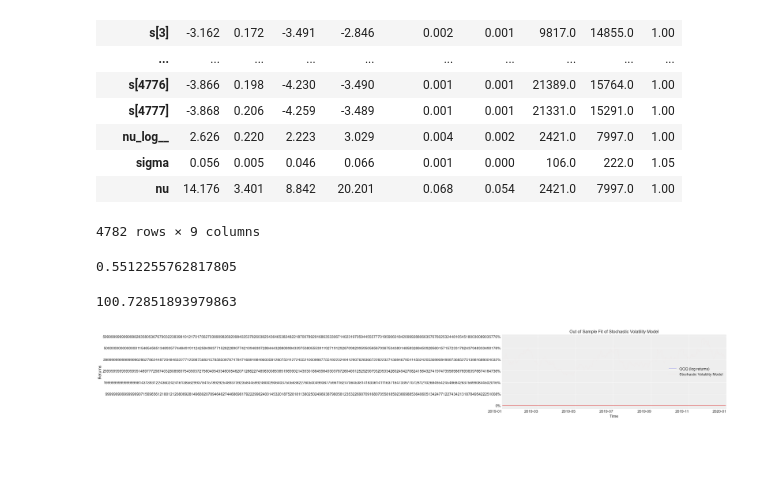
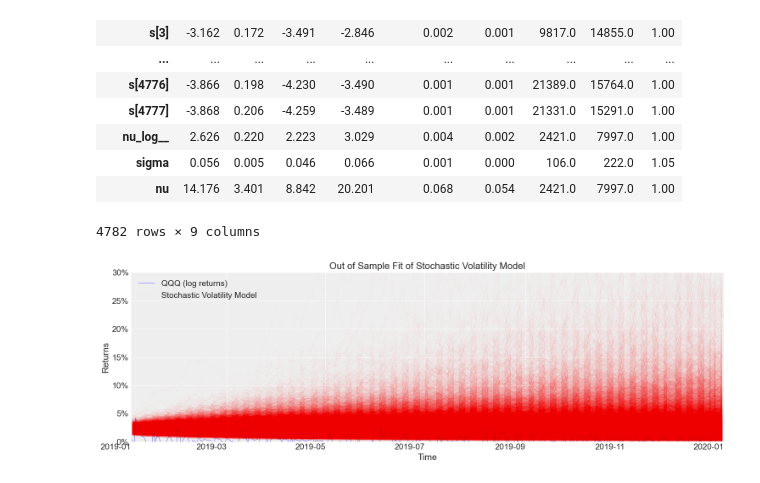
Before and after one commit to Barroclough01/machine-learning-for-trading, a Jupyter notebook: 10_bayesian_machine_learning/05_stochastic_volatility_predictions.ipynb, the cells around one changed output. Saved outputs shown, nothing was run; the diff lists cells and outputs as text; code cells hidden in the pictures; blank space fills up the shorter version.

```diff
--- a/10_bayesian_machine_learning/05_stochastic_volatility_predictions.ipynb
+++ b/10_bayesian_machine_learning/05_stochastic_volatility_predictions.ipynb
@@ -94,7 +94,7 @@ def predict_volatility(model, trace, test_data):
 
     with model:
         pm.set_data({'returns_data': test_data})
-        trace = pm.sample_posterior_predictive(trace, var_names=['s'], return_inferencedata=True, predictions=True, extend_inferencedata=True, random_seed=rng)
+        trace = pm.sample_posterior_predictive(trace, var_names=['s'])
 
         return trace
 
@@ -131,11 +204,3 @@ az.summary(trace)
 | sigma | 0.056 | 0.005 | 0.046 | 0.066 | 0.001 | 0.000 | 106.0 | 222.0 | 1.05 |
 | nu | 14.176 | 3.401 | 8.842 | 20.201 | 0.068 | 0.054 | 2421.0 | 7997.0 | 1.00 |
 4782 rows × 9 columns
-# %%
-trace.posterior.s.values.std()
-# %% [output]
-0.5512255762817805
-# %%
-trace.predictions.s.values.std()
-# %% [output]
-100.72851893979863
@@ -141,0 +209,37 @@ trace.predictions.s.values.std()
+# %%
+# First, get the last value of s from the training period for each chain
+last_s_values = trace.posterior['s'].isel(obs_id=-1).values  # Shape: (chains, draws)
+
+# Generate predictions for test period
+n_test = len(test_data)
+n_chains, n_draws = last_s_values.shape
+
+# Initialize array for predictions
+s_predictions = np.zeros((n_chains, n_draws, n_test))
+
+# For each chain and draw, generate the random walk
+for chain in range(n_chains):
+    for draw in range(n_draws):
+        # Start from the last value of s from training
+        s_predictions[chain, draw, 0] = last_s_values[chain, draw]
+
+        # Generate the rest of the random walk
+        for t in range(1, n_test):
+            # Get the step size for this chain/draw
+            step_size = trace.posterior['sigma'].isel(chain=chain, draw=draw).values
+            # Generate next step
+            s_predictions[chain, draw, t] = (
+                s_predictions[chain, draw, t-1] +
+                np.random.normal(0, step_size)
+            )
+
+# Convert to xarray for easier handling
+s_predictions = xr.DataArray(
+    s_predictions,
+    dims=['chain', 'draw', 'obs_id'],
+    coords={
+        'chain': trace.posterior.chain,
+        'draw': trace.posterior.draw,
+        'obs_id': range(n_test)
+    }
+)
@@ -142,21 +249,23 @@ trace.predictions.s.values.std()
 # %%
 fig, ax = plt.subplots(figsize=(15, 5))
 
 test_data.plot(ax=ax, lw=.5, xlim=('2019', '2020'), rot=0,
                  title='Out of Sample Fit of Stochastic Volatility Model')
 
 # Get posterior samples for s and reshape to match the plotting needs
-s_samples = trace.predictions.s.values  # shape: (chain, draw, time)
+s_samples = s_predictions.values  # shape: (chain, draw, time)
 s_samples = s_samples.reshape(-1, s_samples.shape[-1])  # reshape to (chain*draw, time)
+
+ax.set_ylim(0, 0.30)
 
 # Plot each sample path
 ax.plot(test_data.index, np.exp(s_samples.T), 'r', alpha=.03, lw=.5)
 
 ax.set(xlabel='Time', ylabel='Returns')
 ax.legend(['QQQ (log returns)', 'Stochastic Volatility Model'])
 ax.yaxis.set_major_formatter(FuncFormatter(lambda y, _: '{:.0%}'.format(y)))
 
 sns.despine()
 fig.tight_layout()
 # %% [output]
-[figure, old version]
+[figure, new version]
```
Also changed, not shown: parts of 13 cells of this notebook.
